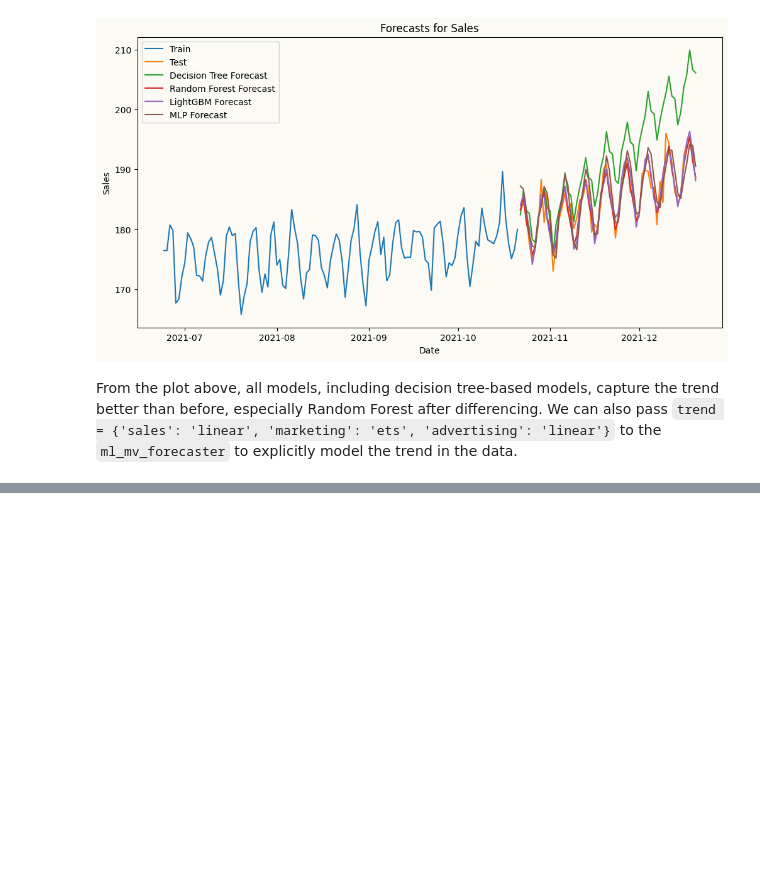
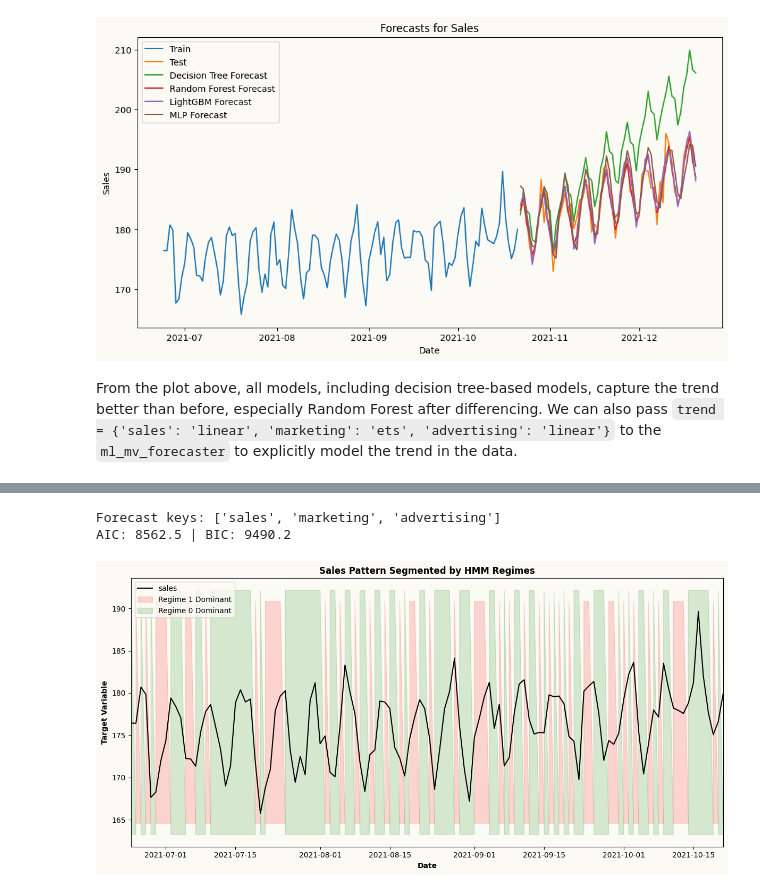
Before and after one commit to mustafaslanCoto/peshbeen, a Jupyter notebook: nbs/guide/01_model_zoo.ipynb, the cells around one changed output, grey strips where cells are left out. Cells and saved outputs as stored; diff of their text form; code cells hidden in the pictures; blank space fills up the shorter version.

```diff
--- a/nbs/guide/01_model_zoo.ipynb
+++ b/nbs/guide/01_model_zoo.ipynb
@@ -468,0 +573,70 @@ From the plot above, all models, including decision tree-based models, capture t
+# %%
+from peshbeen.models import ms_var
+
+# Two hidden regimes; per-series lag structure as with var / ml_mv_forecaster.
+msvar_model = ms_var(
+    n_components=2,
+    target_cols=['sales', 'marketing', 'advertising'],
+    lags={'sales': 7, 'marketing': [1, 7], 'advertising': 5},
+    cat_variables=['day_of_week', 'month'],
+    categorical_encoder=ohe,
+    n_iter=100,
+    random_state=123,
+)
+msvar_model.fit(mv_train_data)
+
+# forecast() returns a dict keyed by target column name (each value a length-H array)
+msvar_forecasts = msvar_model.forecast(H=60, exog=mv_test_data[['day_of_week', 'month']])
+
+print("Forecast keys:", list(msvar_forecasts.keys()))
+print("AIC: {:.1f} | BIC: {:.1f}".format(msvar_model.aic, msvar_model.bic))
+# %% [output]
+Forecast keys: ['sales', 'marketing', 'advertising']
+AIC: 8562.5 | BIC: 9490.2
+# %%
+# Inspect the inferred regimes over the training period.
+states = msvar_model.predict_states()   # most-likely regime at each in-sample timestep
+proba = msvar_model.predict_proba()      # full posterior, shape (n_components, T)
+
+fig, ax = plt.subplots(figsize=(12, 6))
+
+# 1. Plot the FULL target variable
+ax.plot(mv_train_data.index[-120:], mv_train_data[-120:]["sales"], label='sales', color='black', linewidth=1.5)
+
+is_regime_1 = proba[0][-120:] >= 0.5
+is_regime_0 = ~is_regime_1
+
+# 3. Apply background shading using fill_between
+ax.fill_between(
+    mv_train_data.index[-120:],
+    ax.get_ylim()[0],
+    ax.get_ylim()[1],
+    where=is_regime_1,
+    color='red',
+    alpha=0.15,
+    label='Regime 1 Dominant',
+    interpolate=True
+)
+
+ax.fill_between(
+    mv_train_data.index[-120:],
+    ax.get_ylim()[0],
+    ax.get_ylim()[1],
+    where=is_regime_0,
+    color='green',
+    alpha=0.15,
+    label='Regime 0 Dominant',
+    interpolate=True
+)
+
+# 4. Formatting
+ax.set_xlabel('Date', fontweight='bold')
+ax.set_ylabel('Target Variable', fontweight='bold')
+ax.set_title('Sales Pattern Segmented by HMM Regimes', fontweight='bold')
+ax.legend(loc='upper left', frameon=True)
+ax.margins(x=0)
+
+plt.tight_layout()
+plt.show()
+# %% [output]
+[figure, added]
```
Also changed, not shown: parts of 9 cells of this notebook, 6 other files.
